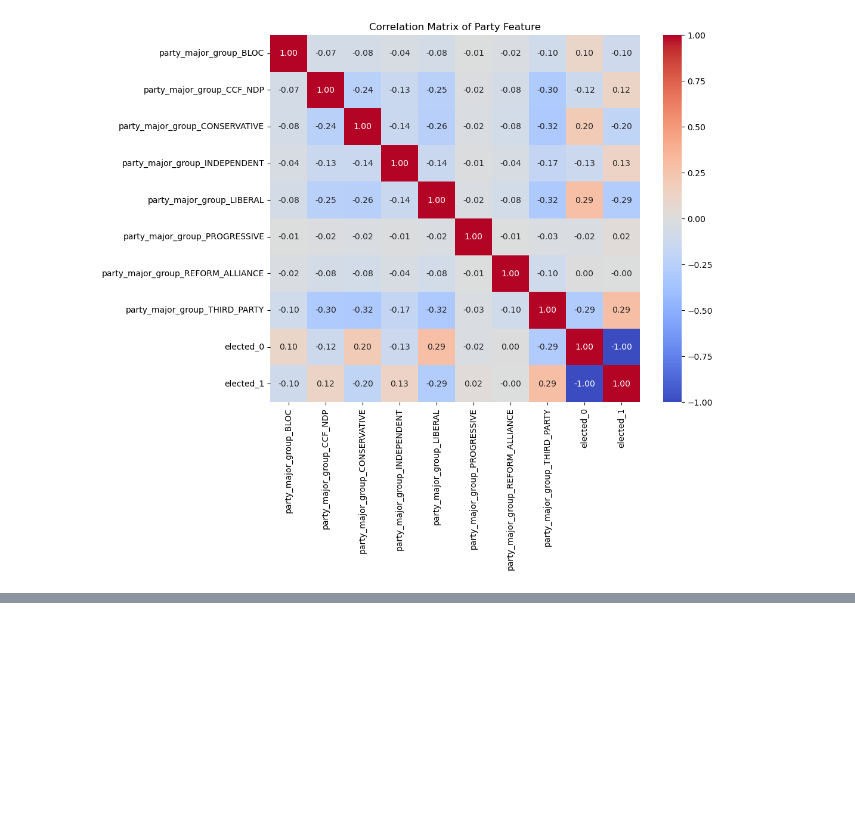
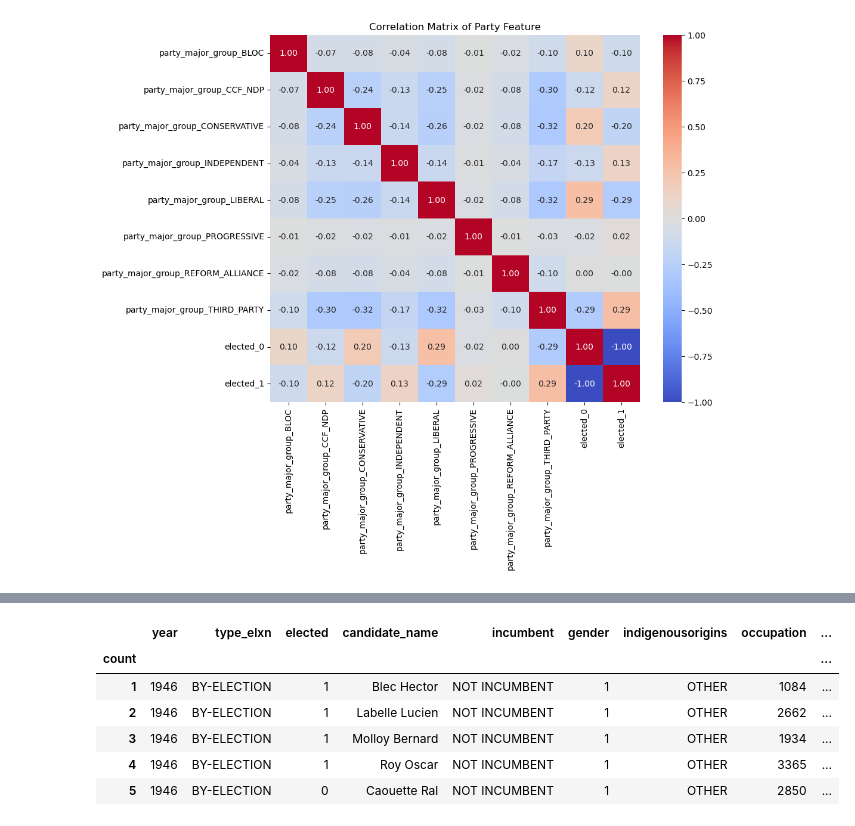
Before and after one commit to Prasu2443/CapstoneProject2, a Jupyter notebook: Elections.ipynb, the cells around one changed output, grey strips where cells are left out. Drawn from its saved outputs; the diff is of its cells as text; code cells hidden in the pictures; blank space fills up the shorter version.

```diff
--- a/Elections.ipynb
+++ b/Elections.ipynb
@@ -673,0 +696,12 @@ plt.show()
+# %%
+# Load the dataset
+df = data
+df.head()
+# %% [output]
+|  | year | type_elxn | elected | candidate_name | incumbent | gender | indigenousorigins | occupation | ... |
+| count |  |  |  |  |  |  |  |  | ... |
+| 1 | 1946 | BY-ELECTION | 1 | Blec Hector | NOT INCUMBENT | 1 | OTHER | 1084 | ... |
+| 2 | 1946 | BY-ELECTION | 1 | Labelle Lucien | NOT INCUMBENT | 1 | OTHER | 2662 | ... |
+| 3 | 1946 | BY-ELECTION | 1 | Molloy Bernard | NOT INCUMBENT | 1 | OTHER | 1934 | ... |
+| 4 | 1946 | BY-ELECTION | 1 | Roy Oscar | NOT INCUMBENT | 1 | OTHER | 3365 | ... |
+| 5 | 1946 | BY-ELECTION | 0 | Caouette Ral | NOT INCUMBENT | 1 | OTHER | 2850 | ... |
```
Also changed, not shown: parts of 19 cells of this notebook, 1 other file.
